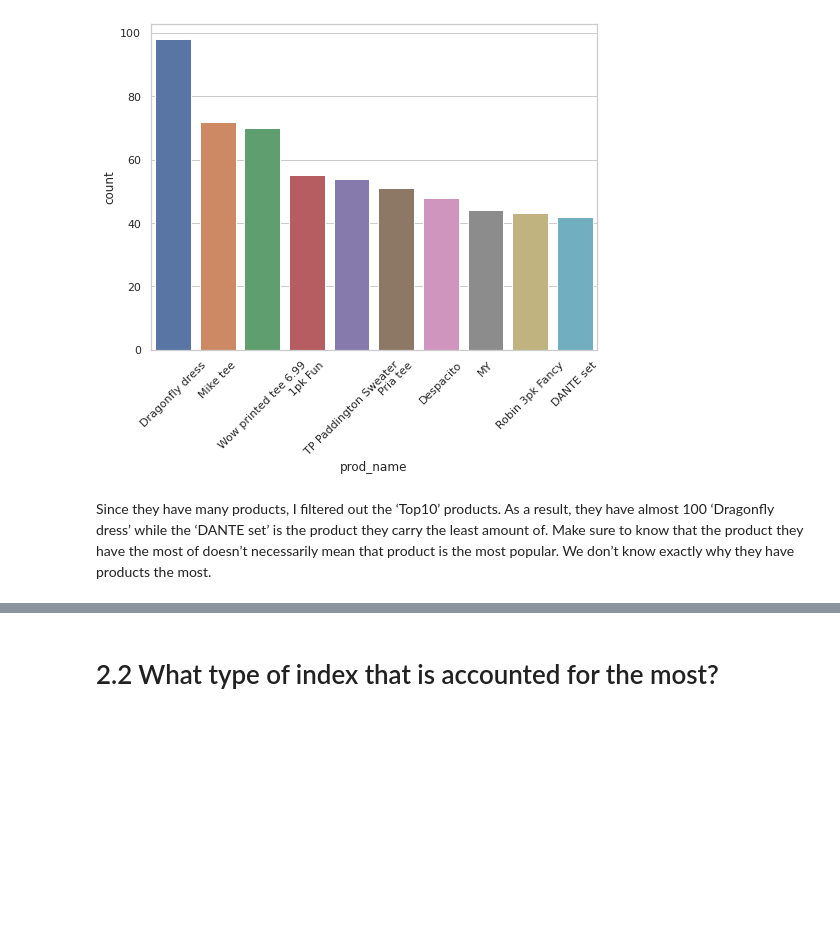
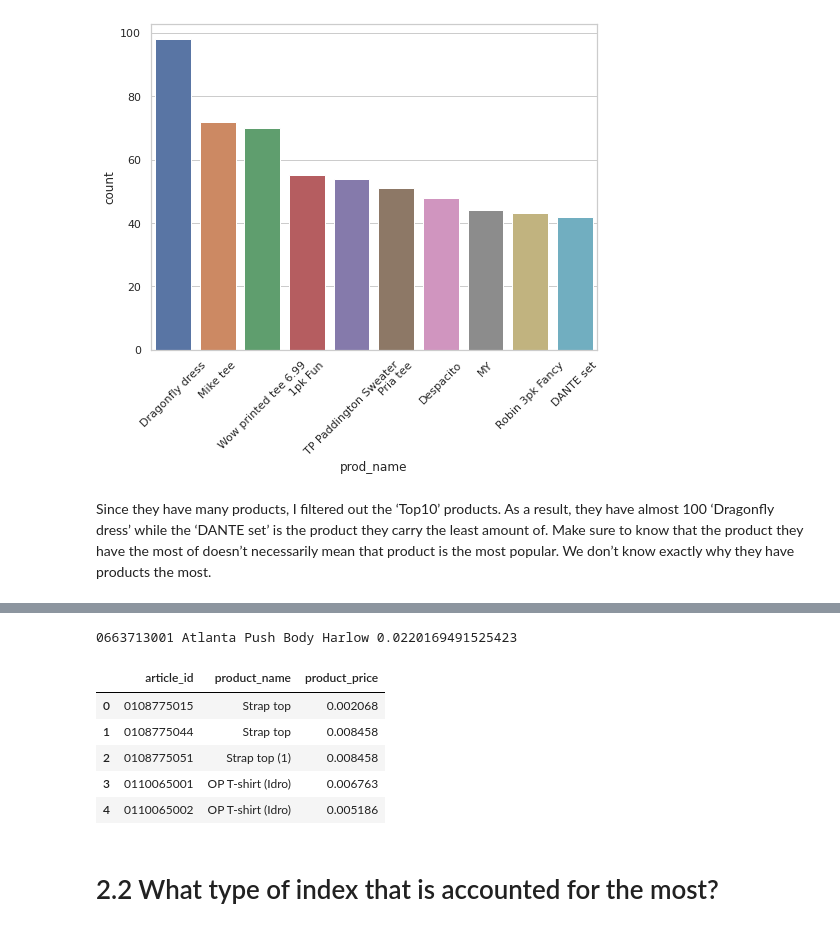
Before and after one commit to INA-95/H-M-Personalized-Fashion-Recommendations, a Jupyter notebook: EDA.ipynb, the cells around one changed output, grey strips where cells are left out. Drawn from its saved outputs; the diff is of its cells as text; code cells hidden in the pictures; blank space fills up the shorter version.

```diff
--- a/EDA.ipynb
+++ b/EDA.ipynb
@@ -113,3 +126,52 @@ id_price_dict = {t_article_ids[i]:t_prices[i] for i in tqdm(range(len(t_article_
+# %%
+# id_name_dict에 있는 article_id가 id_price_dict에 있다면 -> id_name_dict에서 아이디값 | 상품명 가져오고, id_price_dict에서 가격 가져오기
+# id | prod_name | price
+
+res_lst = []
+for _id_1 in id_name_dict.keys():
+    for _id_2 in id_price_dict.keys():
+        if _id_1 == _id_2:
+            res_id = _id_1
+            res_prod_name = id_name_dict[_id_1]
+            res_price = id_price_dict[_id_1]
+        break
+print(res_id, res_prod_name, res_price)
+# %% [output]
+0663713001 Atlanta Push Body Harlow 0.0220169491525423
+# %%
+set_a = set(id_name_dict.keys())
+set_b = set(id_price_dict.keys())
+
+shared_id = set_a.intersection(set_b)
+shared_id
+
+res_lst = []
+for _id in id_name_dict.keys():
+    lst = []
+    if _id in shared_id:
+        res_id = _id
+        res_prod_name = id_name_dict[_id]
+        res_price = id_price_dict[_id]
+        lst.extend([res_id, res_prod_name, res_price])
+    else:
+        continue
+    res_lst.append(lst)
+# %%
+ids = [lst[0] for lst in res_lst]
+prod_names = [lst[1] for lst in res_lst]
+prices = [lst[2] for lst in res_lst]
+# %%
+final = pd.DataFrame({'article_id' : ids,
+                    'product_name' : prod_names,
+                    'product_price' : prices})
+final.head()
+# %% [output]
+|  | article_id | product_name | product_price |
+| 0 | 0108775015 | Strap top | 0.002068 |
+| 1 | 0108775044 | Strap top | 0.008458 |
+| 2 | 0108775051 | Strap top (1) | 0.008458 |
+| 3 | 0110065001 | OP T-shirt (Idro) | 0.006763 |
+| 4 | 0110065002 | OP T-shirt (Idro) | 0.005186 |
 # %% [markdown]
 # 2.2 What type of index that is accounted for the most?<a id=2.2></a>
 # %%
```
Also changed, not shown: parts of 6 cells of this notebook.
